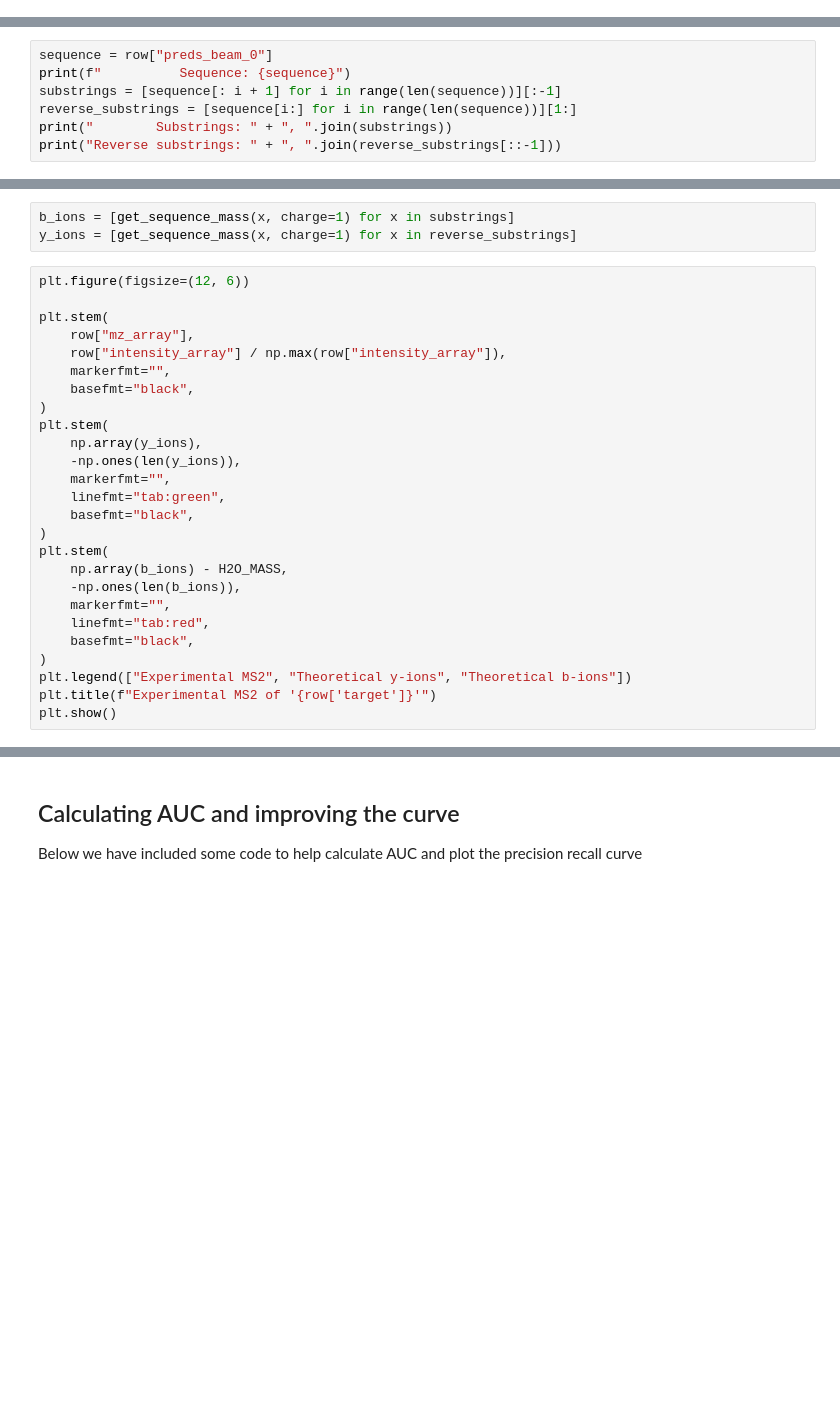
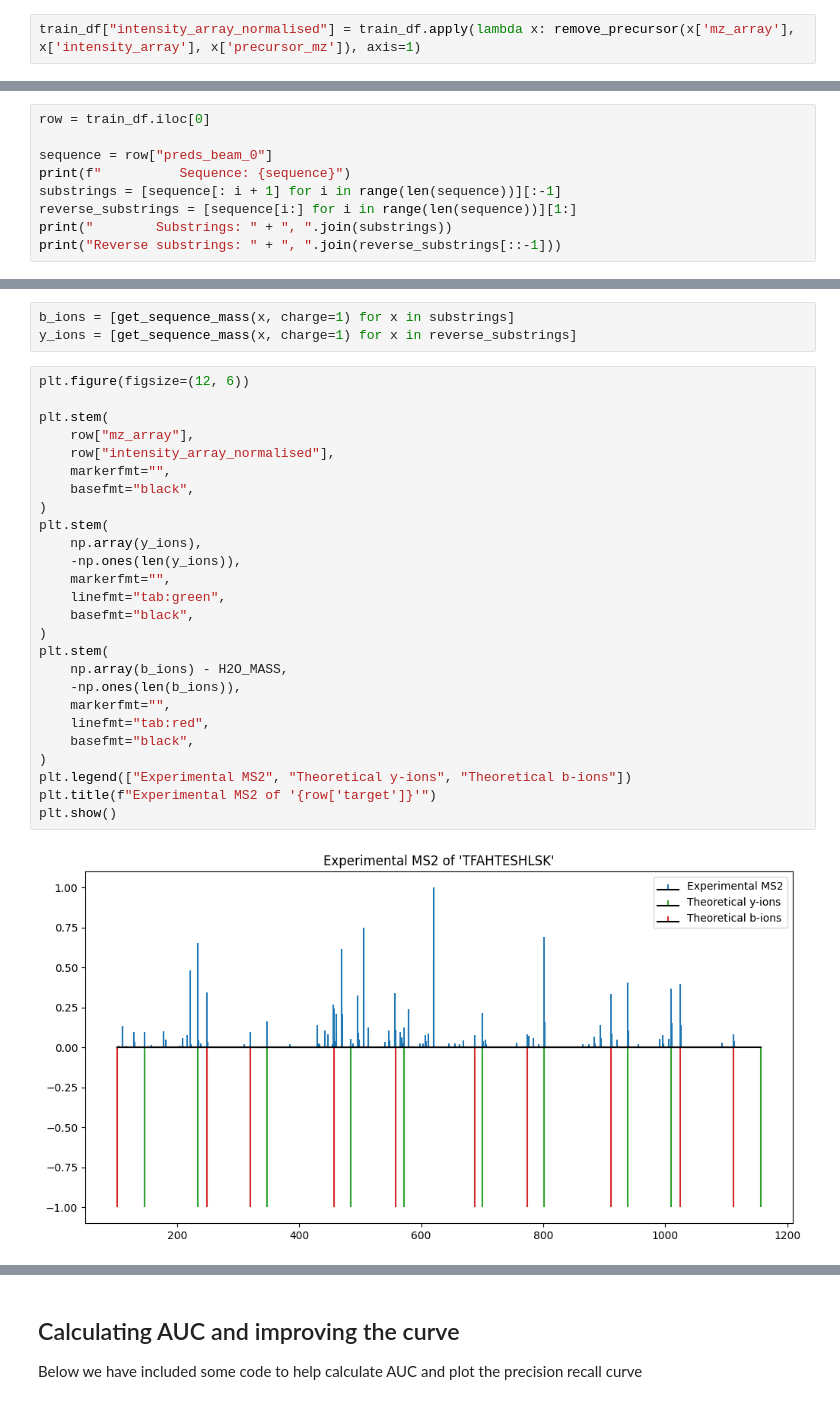
Before and after one commit to BioGeek/hackathon_indaba_senegal_2024, a Jupyter notebook: starter_notebook.ipynb, the cells around one changed output, grey strips where cells are left out. Cells and saved outputs as stored; diff of their text form; blank space fills up the shorter version.

```diff
--- a/starter_notebook.ipynb
+++ b/starter_notebook.ipynb
@@ -109,3 +156,5 @@ plt.show()
+# %%
+train_df["intensity_array_normalised"] = train_df.apply(lambda x: remove_precursor(x['mz_array'], x['intensity_array'], x['precursor_mz']), axis=1)
 # %% [markdown]
 ### Comparison to a theoretical spectrum
 
@@ -190,6 +239,8 @@ def get_sequence_mass(sequence: list[str], charge: int | None) -> float:
 # %% [markdown]
 To find the theoretical spectra, we need to compute the masses of all combinations of the peptide
 # %%
+row = train_df.iloc[0]
+
 sequence = row["preds_beam_0"]
 print(f"          Sequence: {sequence}")
 substrings = [sequence[: i + 1] for i in range(len(sequence))][:-1]
@@ -202,29 +257,31 @@ y_ions = [get_sequence_mass(x, charge=1) for x in reverse_substrings]
 # %%
 plt.figure(figsize=(12, 6))
 
 plt.stem(
     row["mz_array"],
-    row["intensity_array"] / np.max(row["intensity_array"]),
+    row["intensity_array_normalised"],
     markerfmt="",
     basefmt="black",
 )
 plt.stem(
     np.array(y_ions),
     -np.ones(len(y_ions)),
     markerfmt="",
     linefmt="tab:green",
     basefmt="black",
 )
 plt.stem(
     np.array(b_ions) - H2O_MASS,
     -np.ones(len(b_ions)),
     markerfmt="",
     linefmt="tab:red",
     basefmt="black",
 )
 plt.legend(["Experimental MS2", "Theoretical y-ions", "Theoretical b-ions"])
 plt.title(f"Experimental MS2 of '{row['target']}'")
 plt.show()
+# %% [output]
+[figure, added]
 # %% [markdown]
 As you can see, the peaks actually line up quite well with the theoretical spectra! The large experimental peak in the middle that doesn't have a corresponding theoretical peak is caused by the MS1 precursor and is generally removed before running InstaNovo.
 
```
Also changed, not shown: parts of 43 cells of this notebook.
